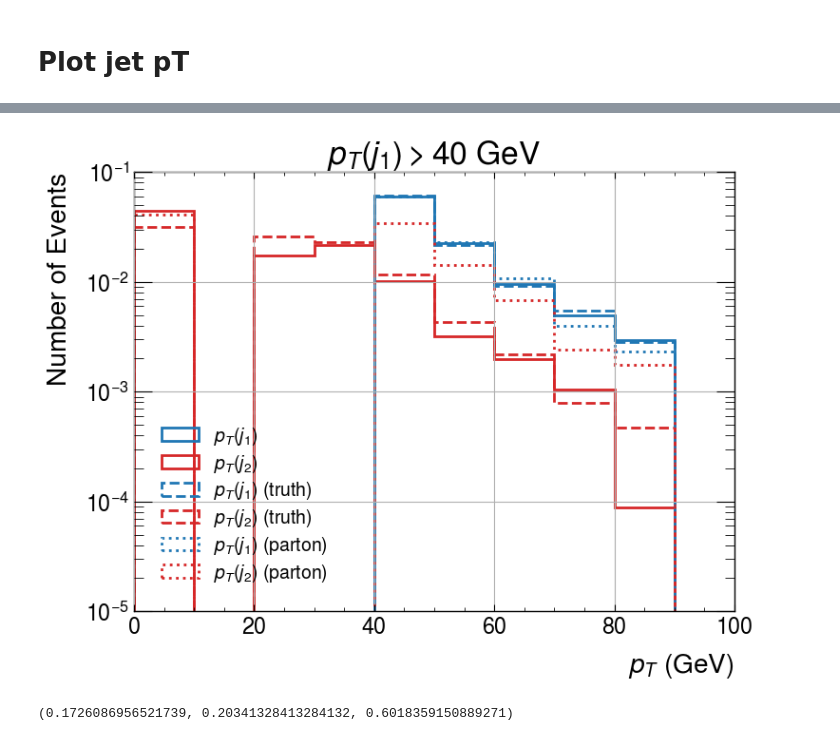
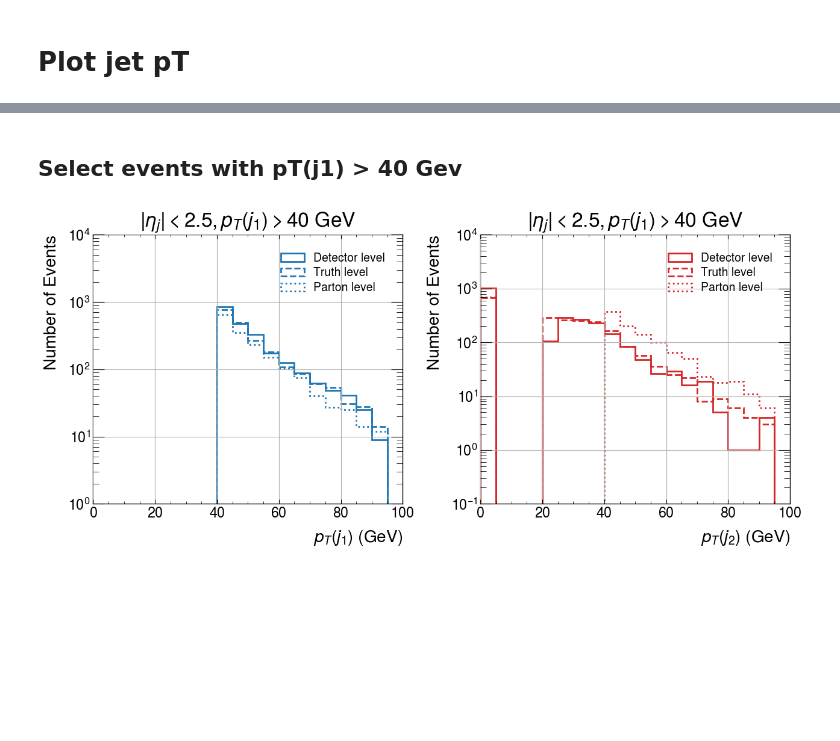
Before and after one commit to andlessa/back2futureTrigger, a Jupyter notebook: check_dijet_MG5.ipynb, the cells around one changed output, grey strips where cells are left out. Drawn from its saved outputs; the diff is of its cells as text; code cells hidden in the pictures; blank space fills up the shorter version.

```diff
--- a/check_dijet_MG5.ipynb
+++ b/check_dijet_MG5.ipynb
@@ -109,0 +148,2 @@ plt.show()
+# %% [markdown]
+## Select events with pT(j1) > 40 Gev
@@ -110,42 +154,40 @@ plt.show()
 # %%
-bins = np.arange(0.,100.,10.)
-data1 = data[data[:,1]>40.0]
-data_truth1 = data_truth[data_truth[:,1]>40.0]
-data_parton1 = data_parton[data_parton[:,1]>40.0]
+bins = np.arange(0.,100.,5.)
+fig,ax = plt.subplots(nrows=1,ncols=2,figsize=(13,6))
 
-plt.hist(data1[:,1],bins=bins,color=color_j1,
-             histtype='step',density=True,
-             label=r'$p_T(j_1)$',linewidth=2)
-plt.hist(data1[:,2],bins=bins,color=color_j2,
-             histtype='step',density=True,
-             label=r'$p_T(j_2)$',linewidth=2)
+ax[0].hist(data1[:,1],bins=bins,color=color_j1,
+             histtype='step',
+             label=r'Detector level',linewidth=2)
+ax[1].hist(data1[:,2],bins=bins,color=color_j2,
+             histtype='step',
+             label=r'Detector level',linewidth=2)
 
-plt.hist(data_truth1[:,1],bins=bins,color=color_j1,
-             histtype='step',density=True,
-             label=r'$p_T(j_1)$ (truth)',linewidth=2,linestyle='dashed')
-plt.hist(data_truth1[:,2],bins=bins,color=color_j2,
-             histtype='step',density=True,
-             label=r'$p_T(j_2)$ (truth)',linewidth=2,linestyle='dashed')
+ax[0].hist(data_truth1[:,1],bins=bins,color=color_j1,
+             histtype='step',
+             label=r'Truth level',linewidth=2,linestyle='dashed')
+ax[1].hist(data_truth1[:,2],bins=bins,color=color_j2,
+             histtype='step',
+             label=r'Truth level',linewidth=2,linestyle='dashed')
 
-plt.hist(data_parton1[:,1],bins=bins,color=color_j1,
-             histtype='step',density=True,
-             label=r'$p_T(j_1)$ (parton)',linewidth=2,linestyle='dotted')
-plt.hist(data_parton1[:,2],bins=bins,color=color_j2,
-             histtype='step',density=True,
-             label=r'$p_T(j_2)$ (parton)',linewidth=2,linestyle='dotted')
-plt.yscale('log')
-plt.xlabel(r'$p_T$ (GeV)')
-plt.ylabel('Number of Events')
+ax[0].hist(data_parton1[:,1],bins=bins,color=color_j1,
+             histtype='step',
+             label=r'Parton level',linewidth=2,linestyle='dotted')
+ax[1].hist(data_parton1[:,2],bins=bins,color=color_j2,
+             histtype='step',
+             label=r'Parton level',linewidth=2,linestyle='dotted')
+for a in ax:
+    a.set_yscale('log')
+    a.set_ylabel('Number of Events')
 # plt.vlines(x=[10.,25.,35.],ymin=1e-5,ymax=1,linestyles='dashed',colors='red')
-plt.xlim(0.,100)
+    a.set_xlim(0.,100)
+    a.legend(framealpha=1.0)
+    a.set_title(r'$|\eta_j| < 2.5, p_T(j_1) > 40$ GeV')
+    a.grid()
+
+ax[0].set_xlabel(r'$p_T(j_1)$ (GeV)')
+ax[1].set_xlabel(r'$p_T(j_2)$ (GeV)')
 # plt.ylim(1e-4,1)
-plt.legend(framealpha=1.0)
-plt.title(r'$p_T(j_1) > 40$ GeV')
-plt.grid()
+plt.tight_layout()
 plt.show()
 # %% [output]
-[figure, old version]
+[figure, new version]
-# %%
-len(data1[data1[:,2] >40.])/len(data1),len(data_truth1[data_truth1[:,2] >40.])/len(data_truth1),len(data_parton1[data_parton1[:,2] >40.])/len(data_parton1)
-# %% [output]
-(0.1726086956521739, 0.20341328413284132, 0.6018359150889271)
```
Also changed, not shown: parts of 8 cells of this notebook.
